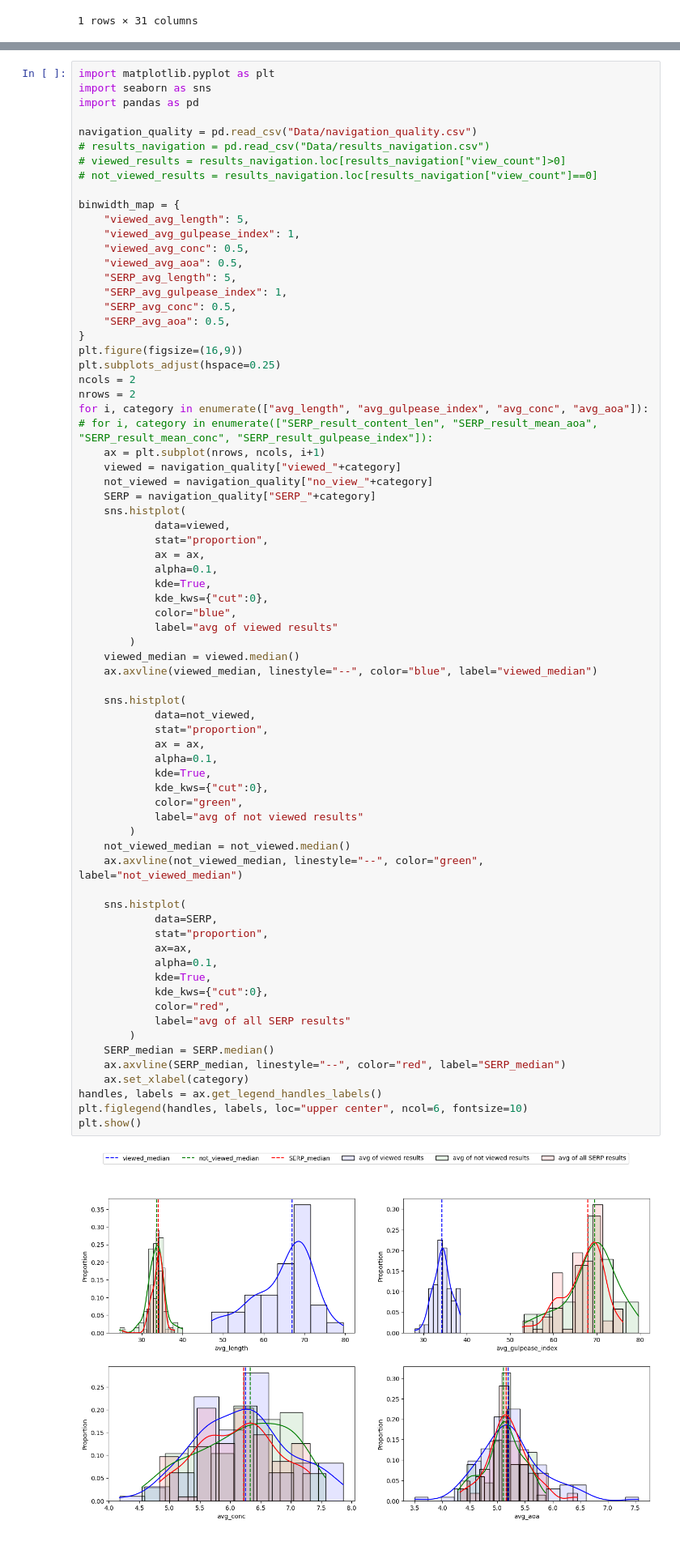
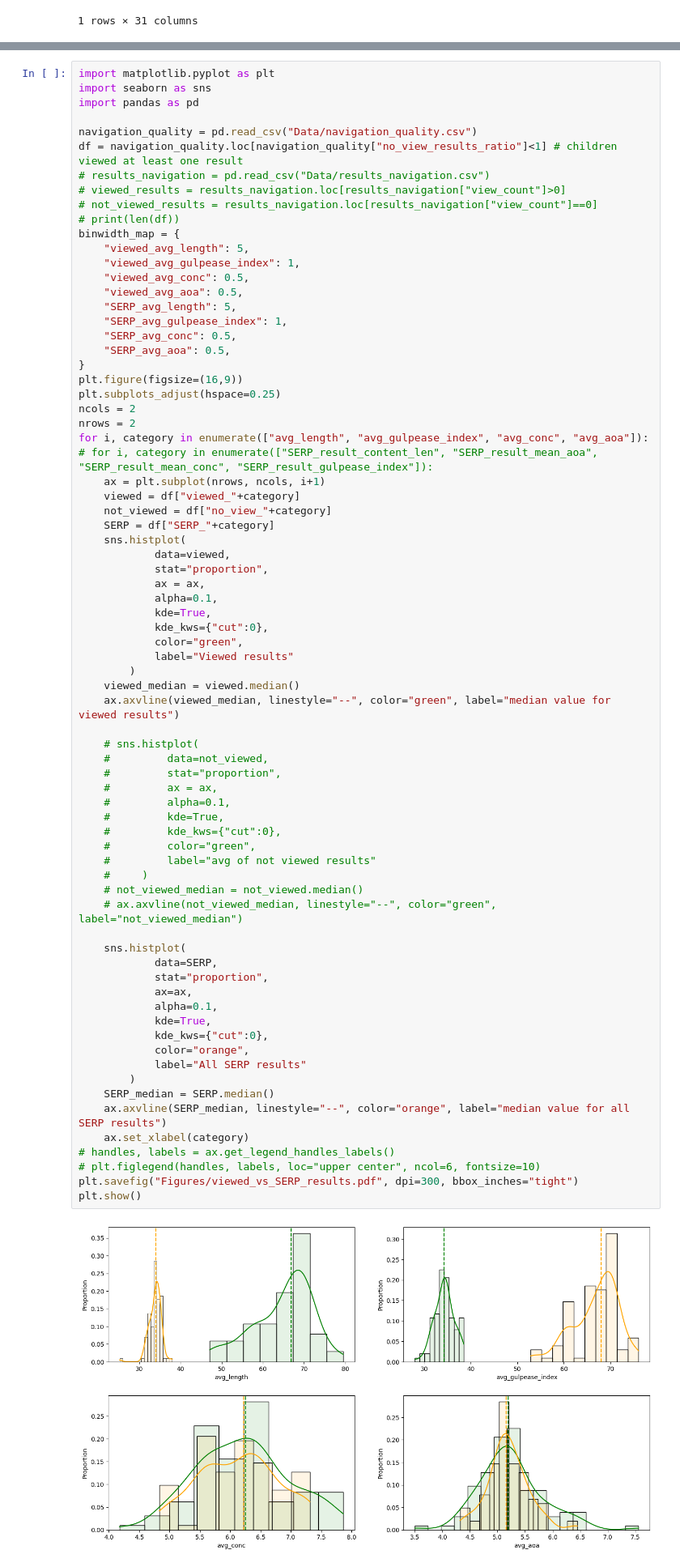
Before and after one commit to SOLandChildren/CHIIR27_LogAnalysis, a Jupyter notebook: results_navigation.ipynb, the cells around one changed output, grey strips where cells are left out. Shown at 81% size. Saved outputs shown, nothing was run; the diff lists cells and outputs as text.

Commit message:
Finalised visualisations for result navigation RQ1 and RQ2

```diff
--- a/results_navigation.ipynb
+++ b/results_navigation.ipynb
@@ -361,10 +473,11 @@ import seaborn as sns
 import pandas as pd
 
 navigation_quality = pd.read_csv("Data/navigation_quality.csv")
+df = navigation_quality.loc[navigation_quality["no_view_results_ratio"]<1] # children viewed at least one result
 # results_navigation = pd.read_csv("Data/results_navigation.csv")
 # viewed_results = results_navigation.loc[results_navigation["view_count"]>0]
 # not_viewed_results = results_navigation.loc[results_navigation["view_count"]==0]
-
+# print(len(df))
 binwidth_map = {
     "viewed_avg_length": 5,
     "viewed_avg_gulpease_index": 1,
@@ -378,54 +491,55 @@ binwidth_map = {
 plt.figure(figsize=(16,9))
 plt.subplots_adjust(hspace=0.25)
 ncols = 2
 nrows = 2
 for i, category in enumerate(["avg_length", "avg_gulpease_index", "avg_conc", "avg_aoa"]):
 # for i, category in enumerate(["SERP_result_content_len", "SERP_result_mean_aoa", "SERP_result_mean_conc", "SERP_result_gulpease_index"]):
     ax = plt.subplot(nrows, ncols, i+1)
-    viewed = navigation_quality["viewed_"+category]
-    not_viewed = navigation_quality["no_view_"+category]
-    SERP = navigation_quality["SERP_"+category]
+    viewed = df["viewed_"+category]
+    not_viewed = df["no_view_"+category]
+    SERP = df["SERP_"+category]
     sns.histplot(
             data=viewed,
             stat="proportion",
             ax = ax,
             alpha=0.1,
             kde=True,
             kde_kws={"cut":0},
-            color="blue",
-            label="avg of viewed results"
+            color="green",
+            label="Viewed results"
         )
     viewed_median = viewed.median()
-    ax.axvline(viewed_median, linestyle="--", color="blue", label="viewed_median")
+    ax.axvline(viewed_median, linestyle="--", color="green", label="median value for viewed results")
 
-    sns.histplot(
-            data=not_viewed,
-            stat="proportion",
-            ax = ax,
-            alpha=0.1,
-            kde=True,
-            kde_kws={"cut":0},
-            color="green",
-            label="avg of not viewed results"
-        )
-    not_viewed_median = not_viewed.median()
-    ax.axvline(not_viewed_median, linestyle="--", color="green", label="not_viewed_median")
+    # sns.histplot(
+    #         data=not_viewed,
+    #         stat="proportion",
+    #         ax = ax,
+    #         alpha=0.1,
+    #         kde=True,
+    #         kde_kws={"cut":0},
+    #         color="green",
+    #         label="avg of not viewed results"
+    #     )
+    # not_viewed_median = not_viewed.median()
+    # ax.axvline(not_viewed_median, linestyle="--", color="green", label="not_viewed_median")
 
     sns.histplot(
             data=SERP,
             stat="proportion",
             ax=ax,
             alpha=0.1,
             kde=True,
             kde_kws={"cut":0},
-            color="red",
-            label="avg of all SERP results"
+            color="orange",
+            label="All SERP results"
         )
     SERP_median = SERP.median()
-    ax.axvline(SERP_median, linestyle="--", color="red", label="SERP_median")
+    ax.axvline(SERP_median, linestyle="--", color="orange", label="median value for all SERP results")
     ax.set_xlabel(category)
-handles, labels = ax.get_legend_handles_labels()
-plt.figlegend(handles, labels, loc="upper center", ncol=6, fontsize=10)
+# handles, labels = ax.get_legend_handles_labels()
+# plt.figlegend(handles, labels, loc="upper center", ncol=6, fontsize=10)
+plt.savefig("Figures/viewed_vs_SERP_results.pdf", dpi=300, bbox_inches="tight")
 plt.show()
 # %% [output]
-[figure, old version]
+[figure, new version]
```
Also changed, not shown: parts of 27 cells of this notebook, 10 other files.
